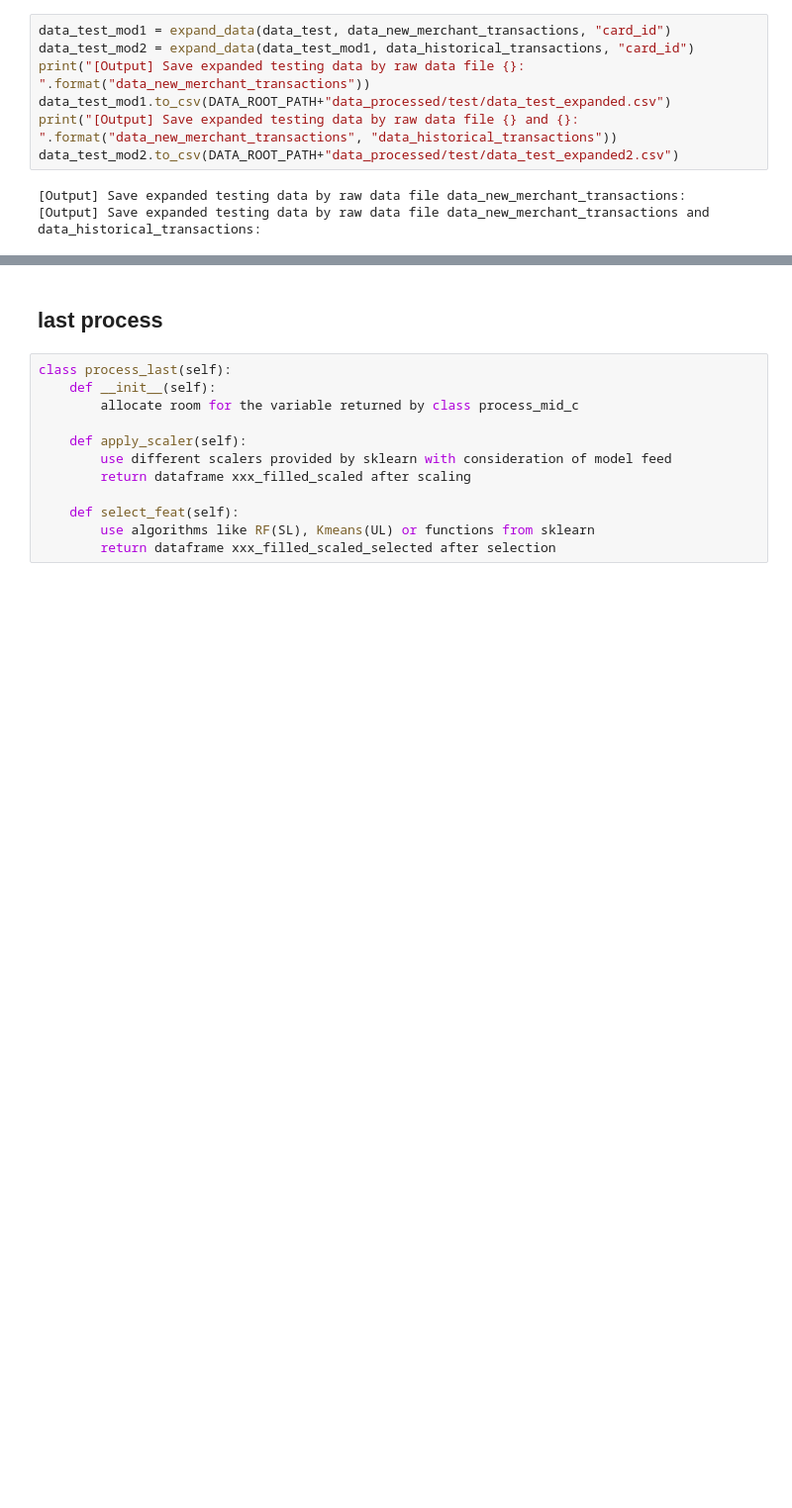
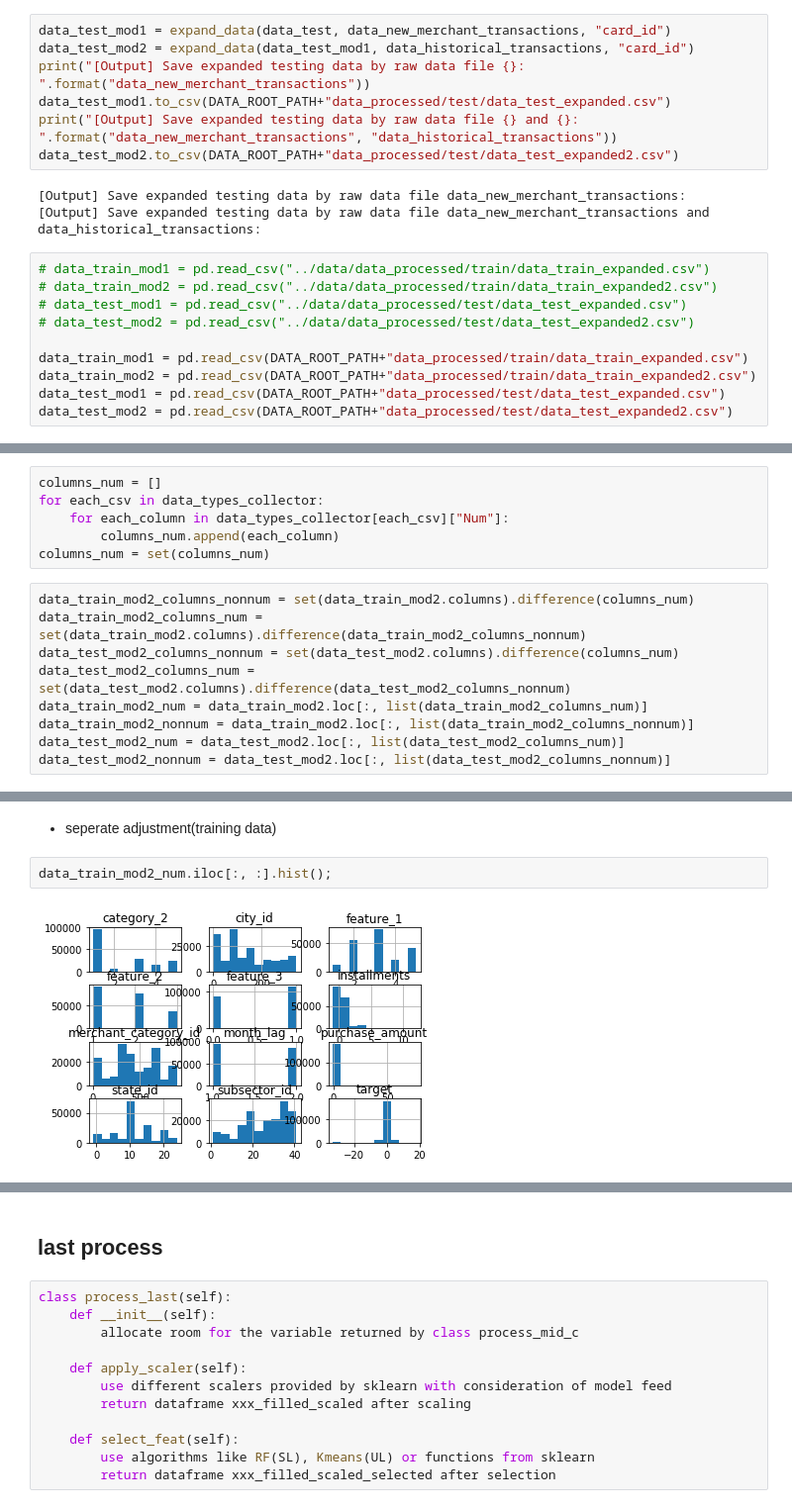
Before and after one commit to PaperStrange/AIProjectManger, a Jupyter notebook: utils/data_process.ipynb, the cells around one changed output, grey strips where cells are left out. Shown at 99% size. Cells and saved outputs as stored; diff of their text form; blank space fills up the shorter version.

Commit message:
complete nexus extraxtion function in "data_process"

```diff
--- a/utils/data_process.ipynb
+++ b/utils/data_process.ipynb
@@ -602,3 +610,13 @@ data_test_mod2.to_csv(DATA_ROOT_PATH+"data_processed/test/data_test_expanded2.cs
 # %% [output]
 [Output] Save expanded testing data by raw data file data_new_merchant_transactions:
 [Output] Save expanded testing data by raw data file data_new_merchant_transactions and data_historical_transactions:
+# %%
+# data_train_mod1 = pd.read_csv("../data/data_processed/train/data_train_expanded.csv")
+# data_train_mod2 = pd.read_csv("../data/data_processed/train/data_train_expanded2.csv")
+# data_test_mod1 = pd.read_csv("../data/data_processed/test/data_test_expanded.csv")
+# data_test_mod2 = pd.read_csv("../data/data_processed/test/data_test_expanded2.csv")
+
+data_train_mod1 = pd.read_csv(DATA_ROOT_PATH+"data_processed/train/data_train_expanded.csv")
+data_train_mod2 = pd.read_csv(DATA_ROOT_PATH+"data_processed/train/data_train_expanded2.csv")
+data_test_mod1 = pd.read_csv(DATA_ROOT_PATH+"data_processed/test/data_test_expanded.csv")
+data_test_mod2 = pd.read_csv(DATA_ROOT_PATH+"data_processed/test/data_test_expanded2.csv")
@@ -604,0 +625,15 @@ data_test_mod2.to_csv(DATA_ROOT_PATH+"data_processed/test/data_test_expanded2.cs
+# %%
+columns_num = []
+for each_csv in data_types_collector:
+    for each_column in data_types_collector[each_csv]["Num"]:
+        columns_num.append(each_column)
+columns_num = set(columns_num)
+# %%
+data_train_mod2_columns_nonnum = set(data_train_mod2.columns).difference(columns_num)
+data_train_mod2_columns_num = set(data_train_mod2.columns).difference(data_train_mod2_columns_nonnum)
+data_test_mod2_columns_nonnum = set(data_test_mod2.columns).difference(columns_num)
+data_test_mod2_columns_num = set(data_test_mod2.columns).difference(data_test_mod2_columns_nonnum)
+data_train_mod2_num = data_train_mod2.loc[:, list(data_train_mod2_columns_num)]
+data_train_mod2_nonnum = data_train_mod2.loc[:, list(data_train_mod2_columns_nonnum)]
+data_test_mod2_num = data_test_mod2.loc[:, list(data_test_mod2_columns_num)]
+data_test_mod2_nonnum = data_test_mod2.loc[:, list(data_test_mod2_columns_nonnum)]
@@ -604,0 +655,6 @@ data_test_mod2.to_csv(DATA_ROOT_PATH+"data_processed/test/data_test_expanded2.cs
+# %% [markdown]
+- seperate adjustment(training data)
+# %%
+data_train_mod2_num.iloc[:, :].hist();
+# %% [output]
+[figure, added]
```
Also changed, not shown: parts of 31 cells of this notebook.
